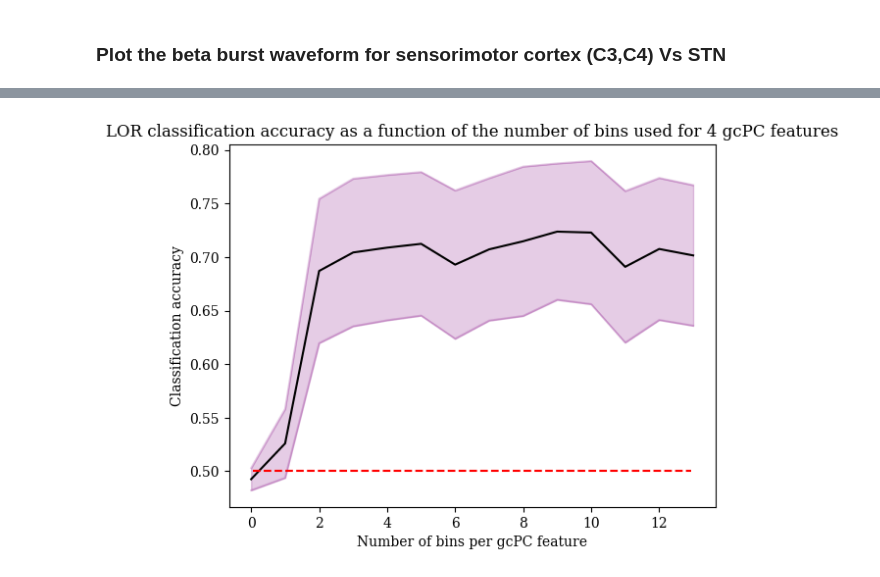
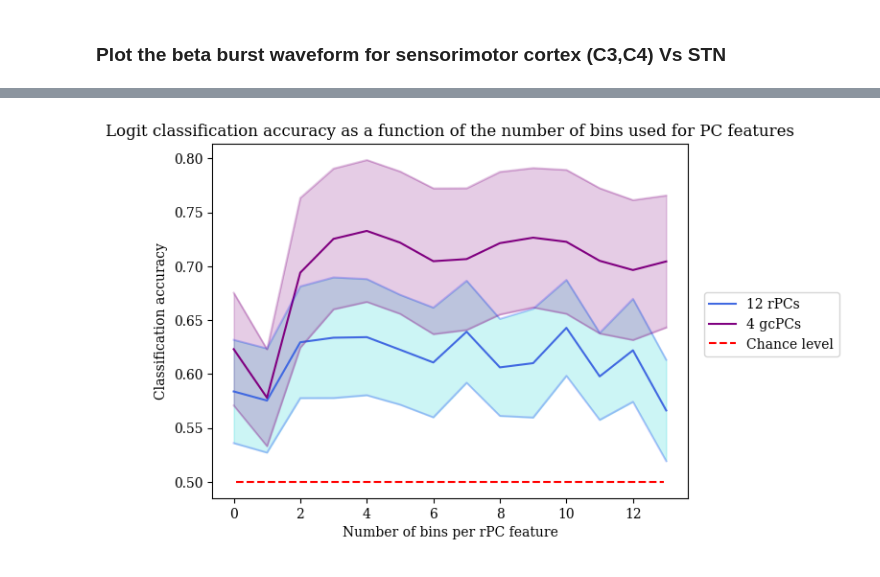
Before and after one commit to Jerem-loq/Beta_Bursts_Analysis_M2-Internship_Loquet-Bonaniuto, a Jupyter notebook: Group-Level_rPCA_vs_gcPCA-Acc_AsFunctionOf_Percentiles.ipynb, the cells around one changed output, grey strips where cells are left out. Drawn from its saved outputs; the diff is of its cells as text; code cells hidden in the pictures.

```diff
--- a/Group-Level_rPCA_vs_gcPCA-Acc_AsFunctionOf_Percentiles.ipynb
+++ b/Group-Level_rPCA_vs_gcPCA-Acc_AsFunctionOf_Percentiles.ipynb
@@ -80,6 +81,3 @@ s15
 s16
 s17
 s18
-# %%
-for key, value in all_bursts.items():
-    print(f"{key}: {value.shape}")
@@ -141,13 +124,17 @@ def scaler_fit(X):
 def scaler_transform(X, median, mad):
     return (X - median) / mad
 # %%
-def get_features_and_labels(gcPC_scores, bursts_dict, type_subs, cols_idx, n_bins, area, X, y):
+def get_features_and_labels(gcPC_scores, bursts_dict, type_subs, cols_idx, n_bins, area):
     """
     Function to build the feature matrix and label vector for the logistic regression classifier.
     It takes as input the gcPC scores for all bursts, the bursts dictionary, the indices of the gcPCs
     to consider, the number of bins to use for each gcPC, the number of MADs to use for outlier
     rejection when building trial-level features, and the area to consider (STN or cortical).
     """
+
+    max_type_subs = sum(len(np.unique(bursts_dict['trial'][bursts_dict['subject'] == sub])) for sub in type_subs)
+    X = np.zeros((max_type_subs, len(cols_idx) * n_bins))
+    y = np.zeros(max_type_subs)
 
     r = 0
     for i in range(len(type_subs)):
@@ -156,7 +143,8 @@ def get_features_and_labels(gcPC_scores, bursts_dict, type_subs, cols_idx, n_bin
         # compute percentile bin limits using subject bursts only
         subject_bursts_idx = (bursts_dict['subject'] == type_sub) & area
         if np.sum(subject_bursts_idx) == 0:
-            print(f'Warning: No bursts found for subject {type_sub} in the selected area ({area}). Skipping this subject for percentile bin limit computation.')
+            print(f'Warning: No bursts found for subject {type_sub} in the selected area ({area}). '
+                  'Skipping this subject for percentile bin limit computation.')
             continue
 
         pc_bin_lims = np.zeros((len(cols_idx), n_bins + 1))
@@ -177,13 +165,15 @@ def get_features_and_labels(gcPC_scores, bursts_dict, type_subs, cols_idx, n_bin
                     count = np.sum((gcPC_scores[burst_idx, col] >= lower) &
                                     (gcPC_scores[burst_idx, col] < higher))
                     row[col_idx * n_bins + bin] = count
-            if np.sum(row) > 0:  # Only include trials with at least one burst in the selected gcPCs
-                row /= np.sum(row)  # Normalize row to sum to 1 (relative distribution of bursts across gcPC bins)
-                # TODO: Try with and without
+            # if np.sum(row) > 0:  # Only include trials with at least one burst in the selected gcPCs
+            #     row /= np.sum(row)  # Normalize row to sum to 1 (relative distribution of bursts across gcPC bins)
             X[r, :] = row
             y[r] = 0 if label == 'OFF' else 1
             r += 1
 
+    X = X[:r]
+    y = y[:r]
+
     return X, y
 # %%
 outlier_mask = reject_outliers(all_bursts['peak_amp_base'], m=3)
@@ -390,17 +323,28 @@ Group-level CV: Mean Accuracy = 0.702 ± 0.218
 # %%
 # Plot accuracy with error bars (standard error of the mean across folds) as a function of the number of bins used for gcPC features
 
-upper = np.array(accuracy) + np.array(var) / np.sqrt(n_splits)
-lower = np.array(accuracy) - np.array(var) / np.sqrt(n_splits)
-plt.plot(accuracy, color='black')
-plt.plot(upper, color='purple', alpha=0.2)
-plt.plot(lower, color='purple',alpha=0.2)
-plt.fill_between(n_bins-1, lower, upper, color='purple', alpha=0.2)
+rPCA_upper = np.array(rPCA_accuracy) + np.array(rPCA_var) / np.sqrt(n_splits)
+rPCA_lower = np.array(rPCA_accuracy) - np.array(rPCA_var) / np.sqrt(n_splits)
+gcPCA_upper = np.array(gcPCA_accuracy) + np.array(gcPCA_var) / np.sqrt(n_splits)
+gcPCA_lower = np.array(gcPCA_accuracy) - np.array(gcPCA_var) / np.sqrt(n_splits)
+
+plt.plot(rPCA_accuracy, color='royalblue', label='12 rPCs')
+plt.plot(gcPCA_accuracy, color='purple', label='4 gcPCs')
+
+plt.plot(rPCA_upper, color='blue', alpha=0.2)
+plt.plot(rPCA_lower, color='blue',alpha=0.2)
+plt.plot(gcPCA_upper, color='purple', alpha=0.2)
+plt.plot(gcPCA_lower, color='purple',alpha=0.2)
+
+plt.fill_between(n_bins-1, rPCA_lower, rPCA_upper, color='darkturquoise', alpha=0.2)
+plt.fill_between(n_bins-1, gcPCA_lower, gcPCA_upper, color='purple', alpha=0.2)
+
 plt.axhline(0.5, xmin=0.05, xmax=0.95, color='red', linestyle='--', label='Chance level')
-plt.xlabel('Number of bins per gcPC feature')
+plt.xlabel('Number of bins per rPC feature')
 plt.ylabel('Classification accuracy')
-plt.title('LOR classification accuracy as a function of the number of bins used for 4 gcPC features')
+plt.title('Logit classification accuracy as a function of the number of bins used for PC features')
+plt.legend(bbox_to_anchor=(1.02, 0.6))
 plt.show()
 # %% [output]
-[figure, old version]
+[figure, new version]
 # %%
```
Also changed, not shown: parts of 4 cells of this notebook.
